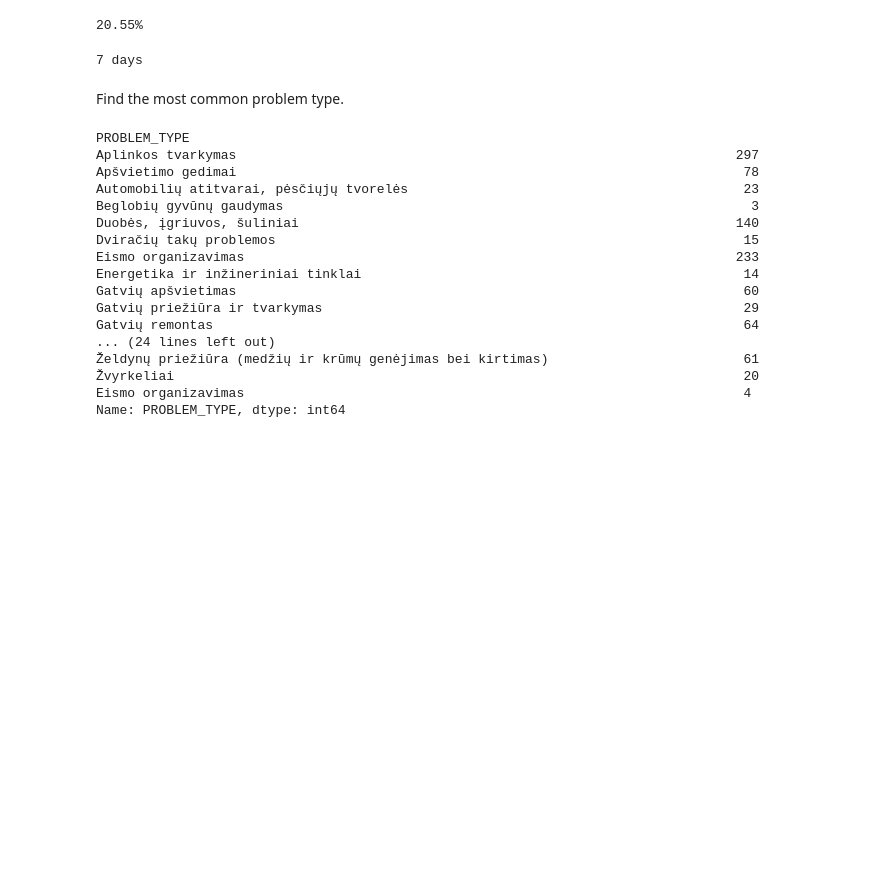
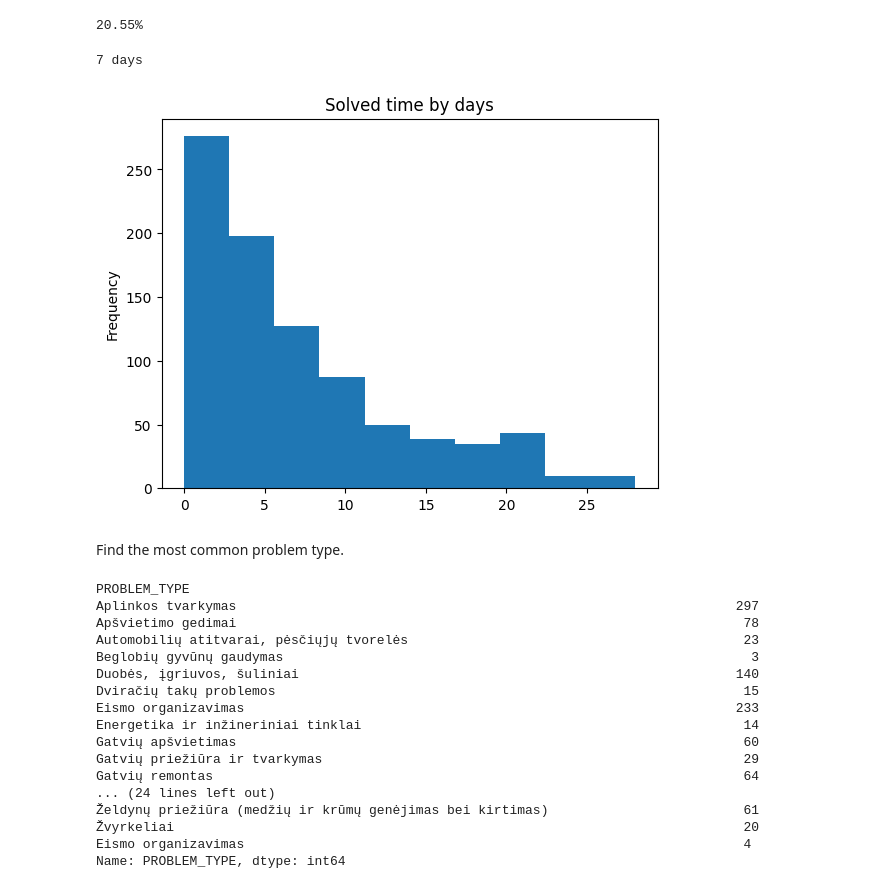
Before and after one commit to aidagarnyte/python_courses, a Jupyter notebook: final_project1.ipynb, the cells around one changed output. Cells and saved outputs as stored; diff of their text form; code cells hidden in the pictures; blank space fills up the shorter version.

```diff
--- a/final_project1.ipynb
+++ b/final_project1.ipynb
@@ -62,6 +62,11 @@ print(f"{percentage_of_completed.round(2)}%")
 print(f"{int(df['SOLVED_TIME'].mean().round())} days")
 # %% [output]
 7 days
+# %%
+ax = unique['SOLVED_TIME'].plot(kind='hist',
+                                    title="Solved time by days")
+# %% [output]
+[figure, added]
 # %% [markdown]
 Find the most common problem type.
 # %%
```
